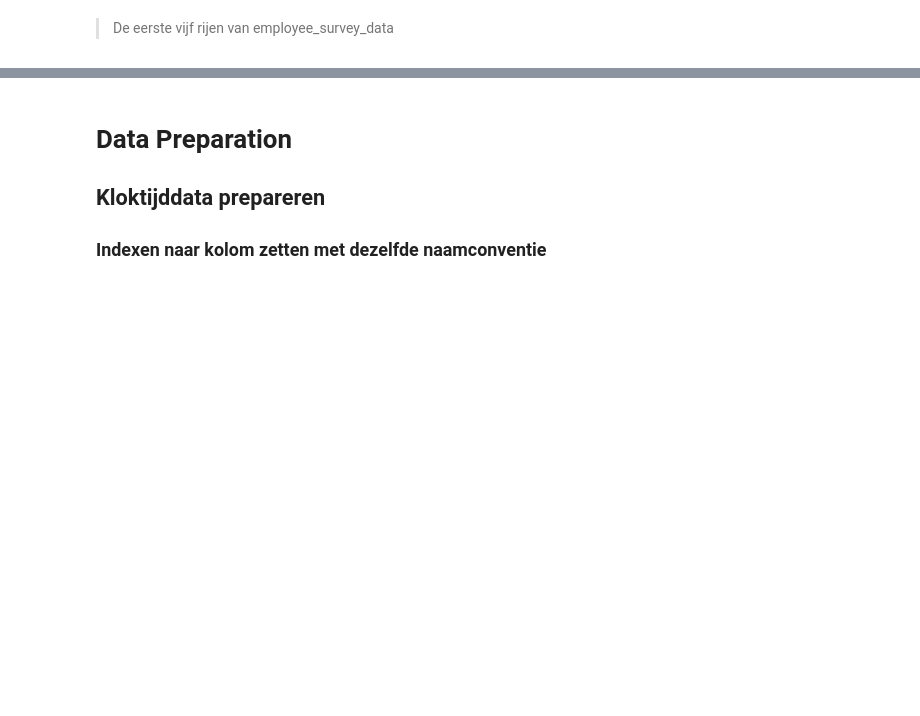
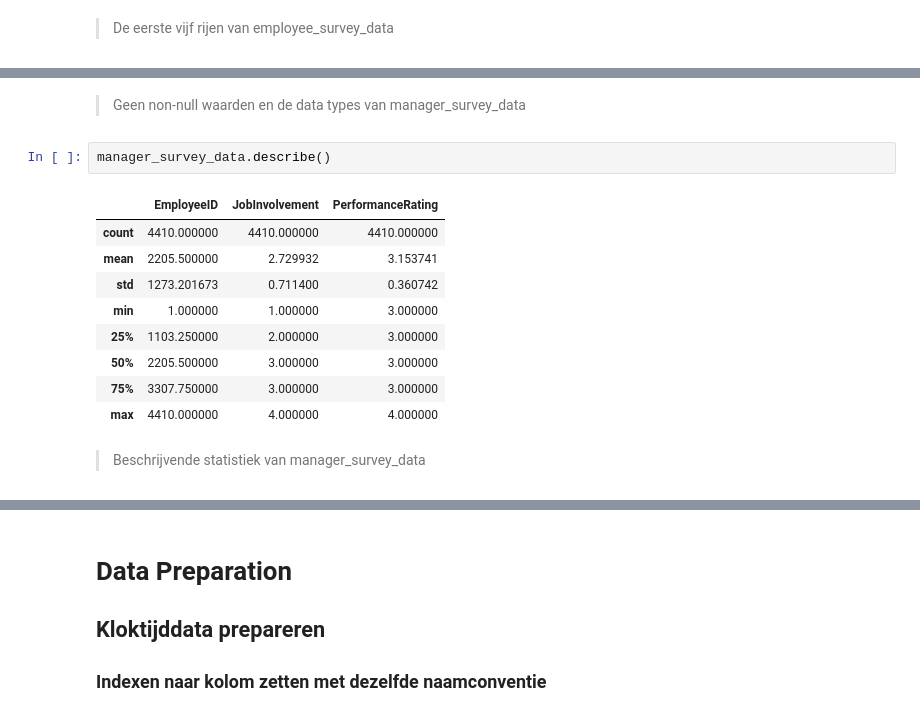
Before and after one commit to SevenNightsDarkCrow/Business_Analytics_I-HR, a Jupyter notebook: Notebooks/Onderzoek.ipynb, the cells around one changed output, grey strips where cells are left out. Saved outputs shown, nothing was run; the diff lists cells and outputs as text; blank space fills up the shorter version.

```diff
--- a/Notebooks/Onderzoek.ipynb
+++ b/Notebooks/Onderzoek.ipynb
@@ -169,0 +248,16 @@ employee_survey_data.head()
+# %% [markdown]
+> Geen non-null waarden en de data types van manager_survey_data
+# %%
+manager_survey_data.describe()
+# %% [output]
+|  | EmployeeID | JobInvolvement | PerformanceRating |
+| count | 4410.000000 | 4410.000000 | 4410.000000 |
+| mean | 2205.500000 | 2.729932 | 3.153741 |
+| std | 1273.201673 | 0.711400 | 0.360742 |
+| min | 1.000000 | 1.000000 | 3.000000 |
+| 25% | 1103.250000 | 2.000000 | 3.000000 |
+| 50% | 2205.500000 | 3.000000 | 3.000000 |
+| 75% | 3307.750000 | 3.000000 | 3.000000 |
+| max | 4410.000000 | 4.000000 | 4.000000 |
+# %% [markdown]
+>Beschrijvende statistiek van manager_survey_data
```
Also changed, not shown: parts of 45 cells of this notebook.
